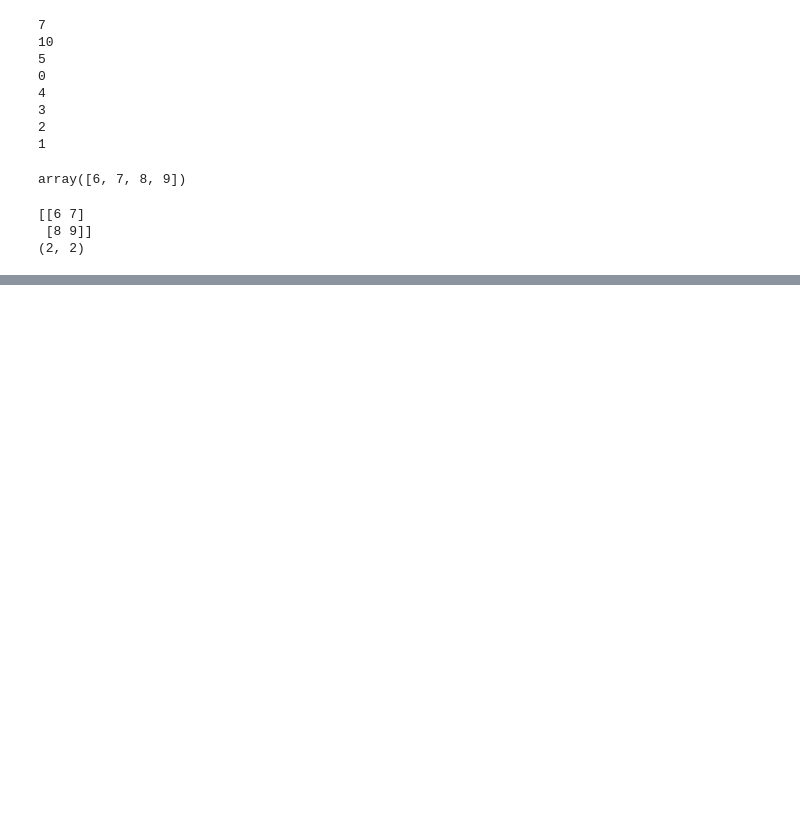
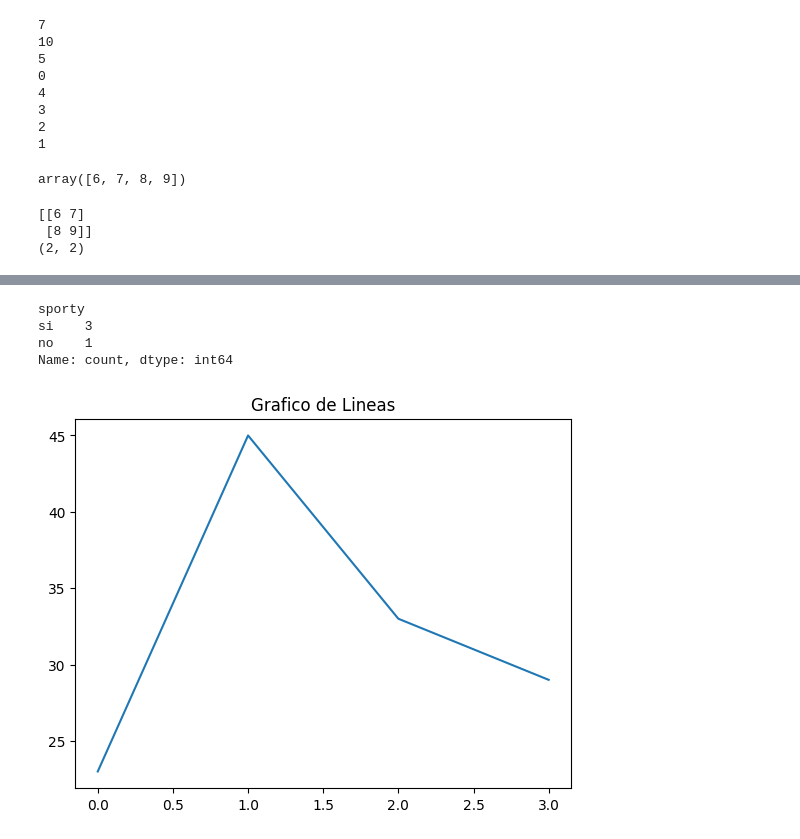
Before and after one commit to a70mico/my_bootcamp, a Jupyter notebook: notebooks/leasson_01.ipynb, the cells around one changed output, grey strips where cells are left out. Drawn from its saved outputs; the diff is of its cells as text; code cells hidden in the pictures; blank space fills up the shorter version.

```diff
--- a/notebooks/leasson_01.ipynb
+++ b/notebooks/leasson_01.ipynb
@@ -117,0 +127,3 @@ s
+# %%
+df = pd.DataFrame({"age":[23,45,33,29],"weight":[70,80,65,72],"sporty":["si","no","si","si"]})
+df
@@ -117,0 +136,13 @@ s
+# %%
+df["sporty"].value_counts()
+# %% [output]
+sporty
+si    3
+no    1
+Name: count, dtype: int64
+# %%
+plt.plot(df["age"])
+plt.title("Grafico de Lineas")
+plt.show()
+# %% [output]
+[figure, added]
```
Also changed, not shown: parts of 6 cells of this notebook.
